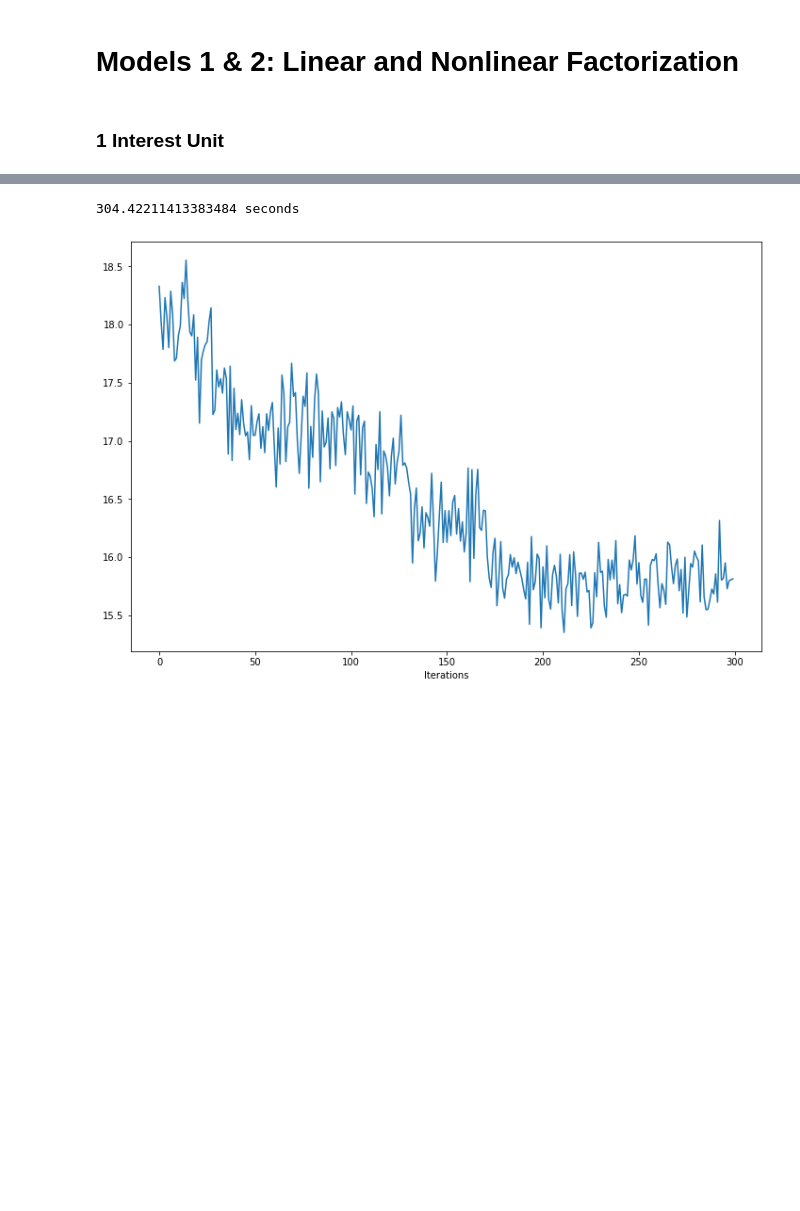
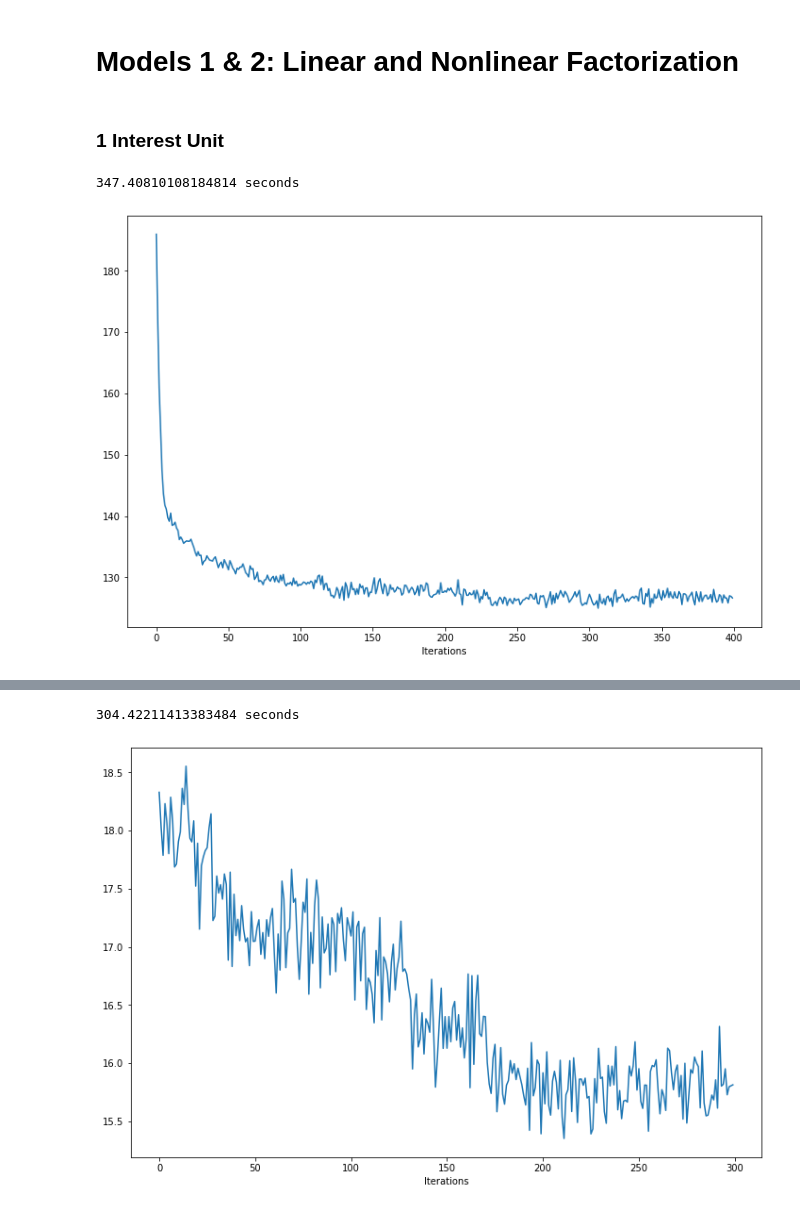
Before and after one commit to taylorhawks/globo-nonlinear-latent-factorization, a Jupyter notebook: Notebook.ipynb, the cells around one changed output, grey strips where cells are left out. Saved outputs shown, nothing was run; the diff lists cells and outputs as text; code cells hidden in the pictures; blank space fills up the shorter version.

```diff
--- a/Notebook.ipynb
+++ b/Notebook.ipynb
@@ -149,3 +149,24 @@ df_sample_test = pd.read_csv('data/df_sample_test.csv',index_col=0)
 from model import *
 # %% [markdown]
 ### 1 Interest Unit
+# %%
+lm = NonlinearModel(
+    df_sample,
+    normalize(embeddings),
+    size=8,
+    embeddings_size=250,
+    T=1
+)
+start = time()
+lm.gradient_descent_nonlinear(
+    test=True,
+    alpha=0.1,
+    max_iterations=400,
+    batch_size=16,
+    test_size=128,
+    hinge_param = 1,
+)
+print(time() - start, 'seconds')
+# %% [output]
+347.40810108184814 seconds
+[figure, added]
```
Also changed, not shown: parts of 1 cell of this notebook, 1 other file.
